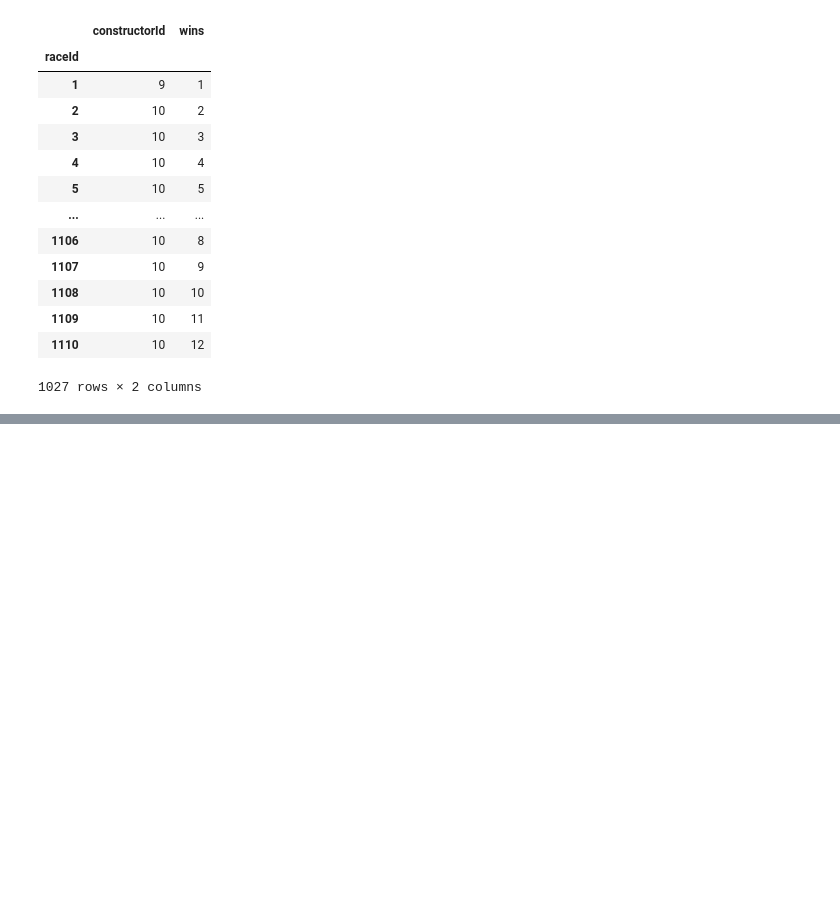
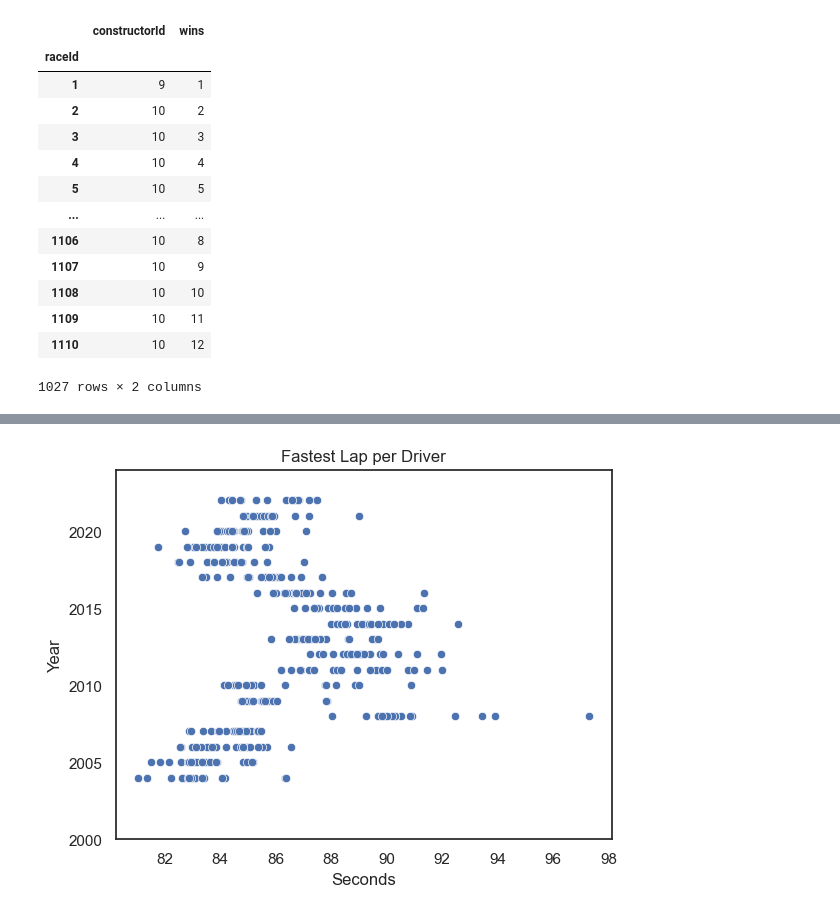
Before and after one commit to n8taylor/cs5830_final_project, a Jupyter notebook: finalProject.ipynb, the cells around one changed output, grey strips where cells are left out. Saved outputs shown, nothing was run; the diff lists cells and outputs as text; code cells hidden in the pictures; blank space fills up the shorter version.

```diff
--- a/finalProject.ipynb
+++ b/finalProject.ipynb
@@ -436,11 +440,14 @@ italian_circuit['fastestLapTime'] = italian_circuit['fastestLapTime'].astype(str
 # %%
-# sns.scatterplot(x='seconds', y='year', data=italian_circuit)
+sns.scatterplot(x='seconds', y='year', data=italian_circuit)
 
-# plt.title('Fastest Lap per Driver')
-# plt.xlabel('Seconds')
-# plt.ylabel('Year')
+plt.title('Fastest Lap per Driver')
+plt.xlabel('Seconds')
+plt.ylabel('Year')
+plt.ylim((2000,2024))
 
-# plt.show()
+plt.show()
+# %% [output]
+[figure, added]
 # %%
 italian_circuit['fastestLap'] = italian_circuit['fastestLap'].astype(str).astype(int)
 
```
Also changed, not shown: parts of 7 cells of this notebook.
